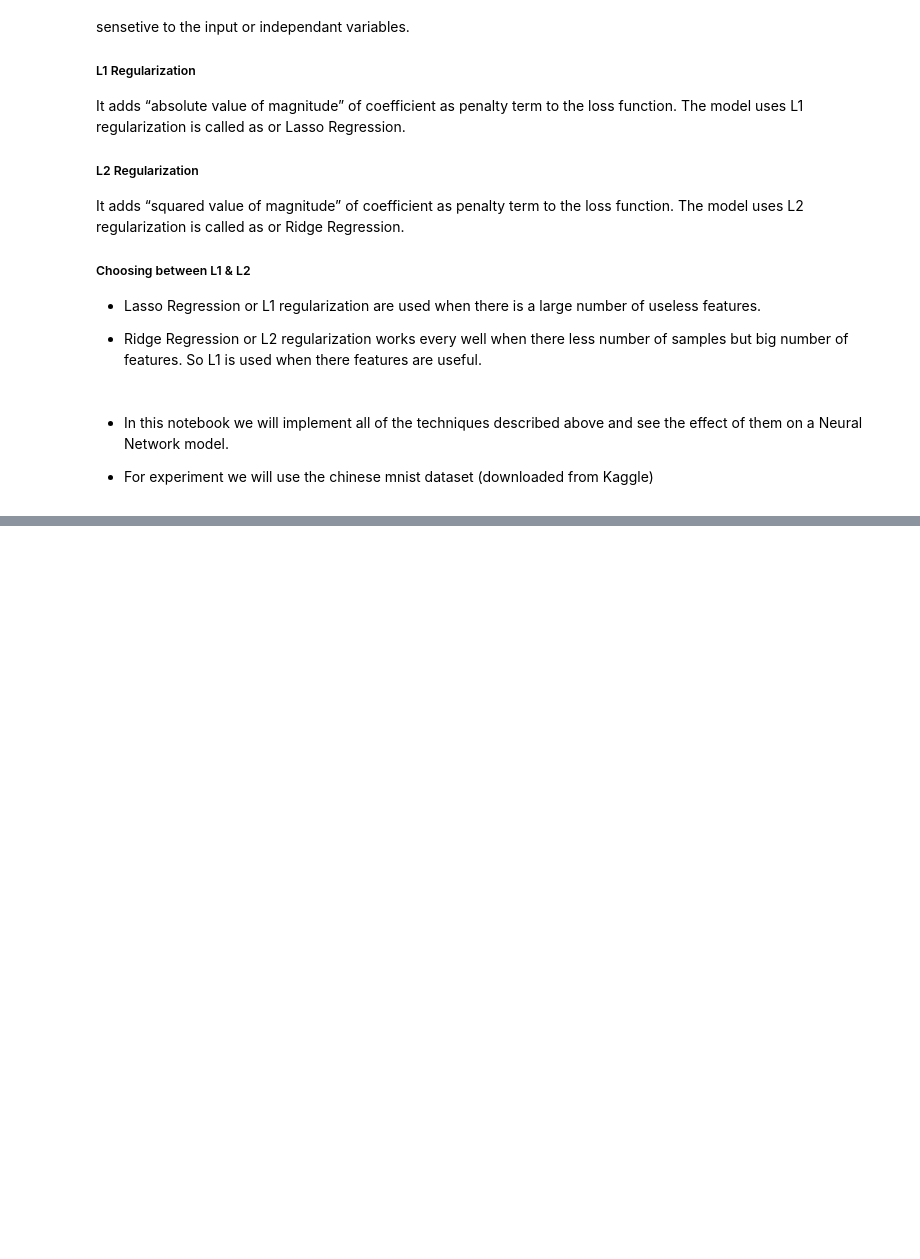
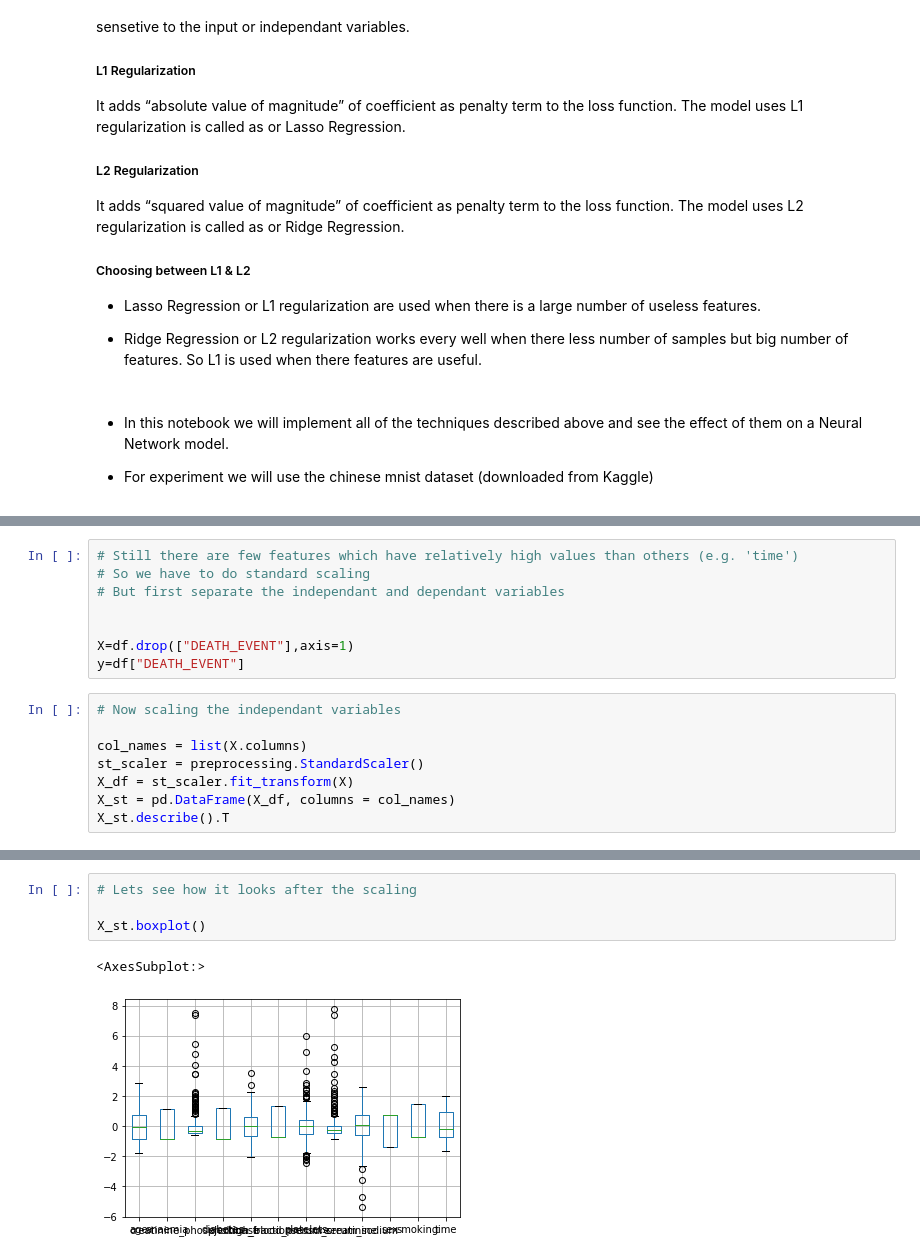
Before and after one commit to emamulmursalin/project_works, a Jupyter notebook: hypermeter_tuning/regularization.ipynb, the cells around one changed output, grey strips where cells are left out. Cells and saved outputs as stored; diff of their text form; blank space fills up the shorter version.

```diff
--- a/hypermeter_tuning/regularization.ipynb
+++ b/hypermeter_tuning/regularization.ipynb
@@ -221,0 +119,16 @@ ridge_reg.score(X_train, y_train), lasso_reg.score(X_test, y_test)
+# %%
+# Still there are few features which have relatively high values than others (e.g. 'time')
+# So we have to do standard scaling
+# But first separate the independant and dependant variables
+
+
+X=df.drop(["DEATH_EVENT"],axis=1)
+y=df["DEATH_EVENT"]
+# %%
+# Now scaling the independant variables
+
+col_names = list(X.columns)
+st_scaler = preprocessing.StandardScaler()
+X_df = st_scaler.fit_transform(X)
+X_st = pd.DataFrame(X_df, columns = col_names)
+X_st.describe().T
@@ -221,0 +149,7 @@ ridge_reg.score(X_train, y_train), lasso_reg.score(X_test, y_test)
+# %%
+# Lets see how it looks after the scaling
+
+X_st.boxplot()
+# %% [output]
+<AxesSubplot:>
+[figure, added]
```
Also changed, not shown: parts of 59 cells of this notebook, 2 other files.
